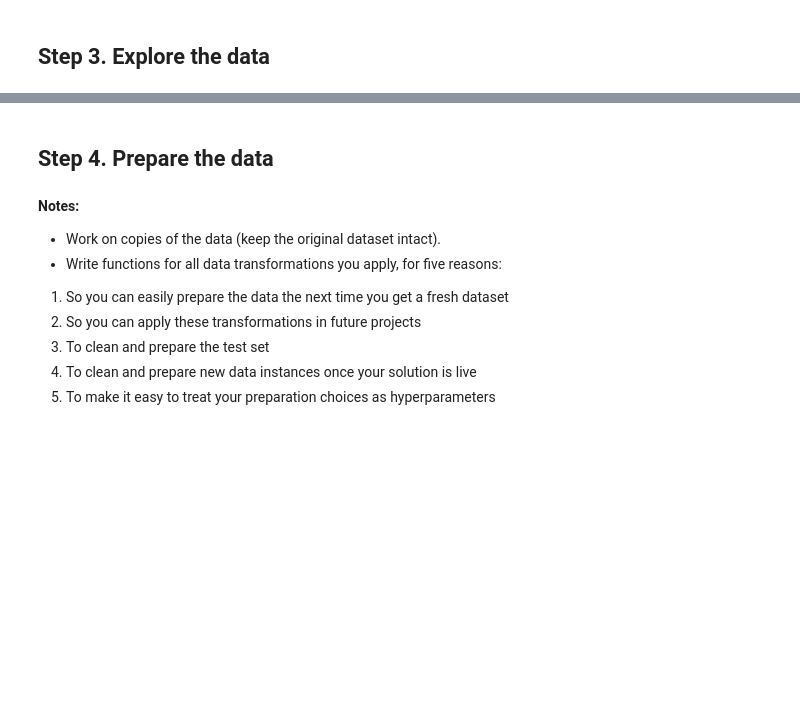
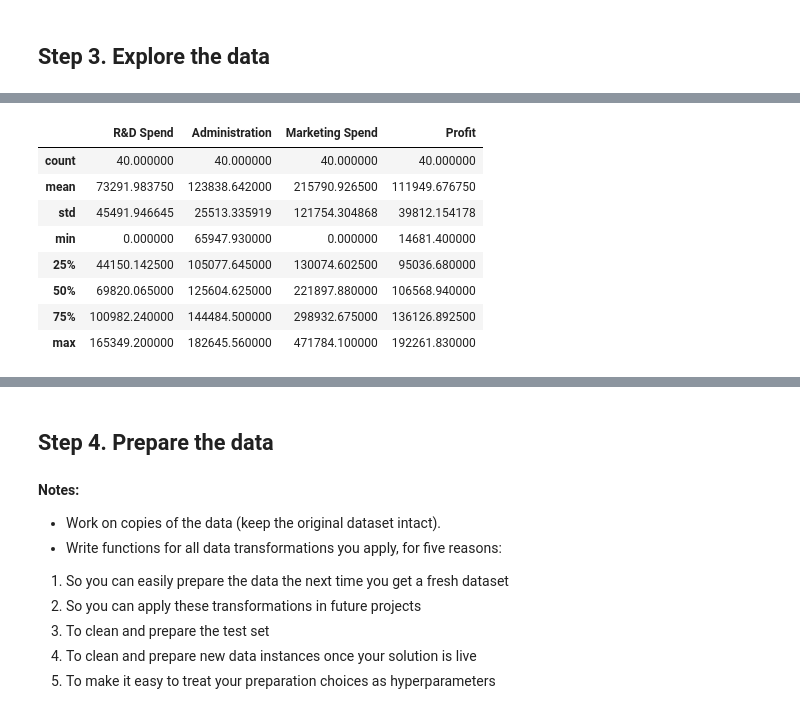
Before and after one commit to zealand-cs/50-startups, a Jupyter notebook: 50-startups.ipynb, the cells around one changed output, grey strips where cells are left out. Saved outputs shown, nothing was run; the diff lists cells and outputs as text; code cells hidden in the pictures; blank space fills up the shorter version.

```diff
--- a/50-startups.ipynb
+++ b/50-startups.ipynb
@@ -284,0 +314,12 @@ However, you may document any suggestions for extra data features – e.g. in yo
+# %%
+data.describe()
+# %% [output]
+|  | R&D Spend | Administration | Marketing Spend | Profit |
+| count | 40.000000 | 40.000000 | 40.000000 | 40.000000 |
+| mean | 73291.983750 | 123838.642000 | 215790.926500 | 111949.676750 |
+| std | 45491.946645 | 25513.335919 | 121754.304868 | 39812.154178 |
+| min | 0.000000 | 65947.930000 | 0.000000 | 14681.400000 |
+| 25% | 44150.142500 | 105077.645000 | 130074.602500 | 95036.680000 |
+| 50% | 69820.065000 | 125604.625000 | 221897.880000 | 106568.940000 |
+| 75% | 100982.240000 | 144484.500000 | 298932.675000 | 136126.892500 |
+| max | 165349.200000 | 182645.560000 | 471784.100000 | 192261.830000 |
```
Also changed, not shown: parts of 8 cells of this notebook.
